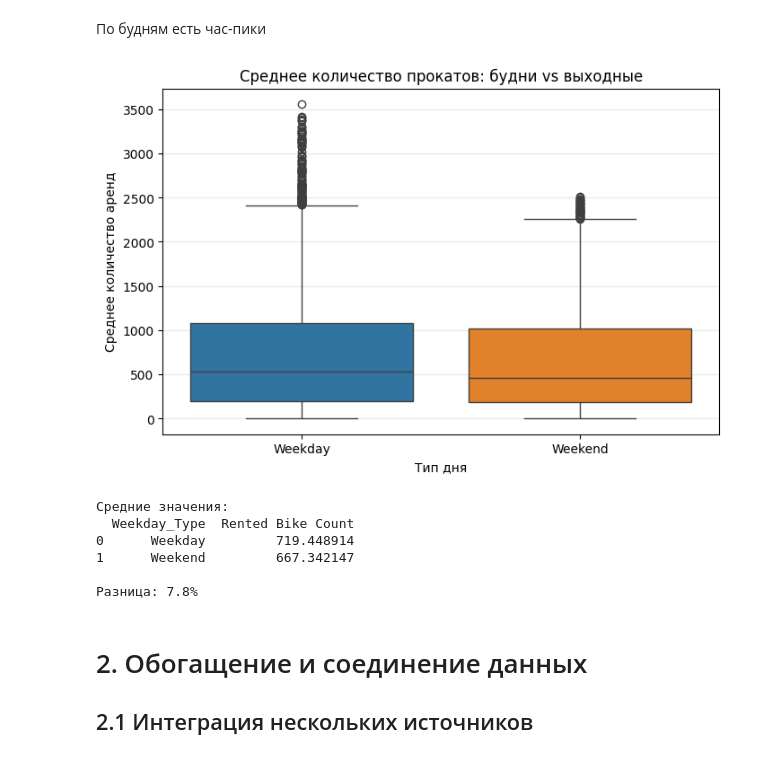
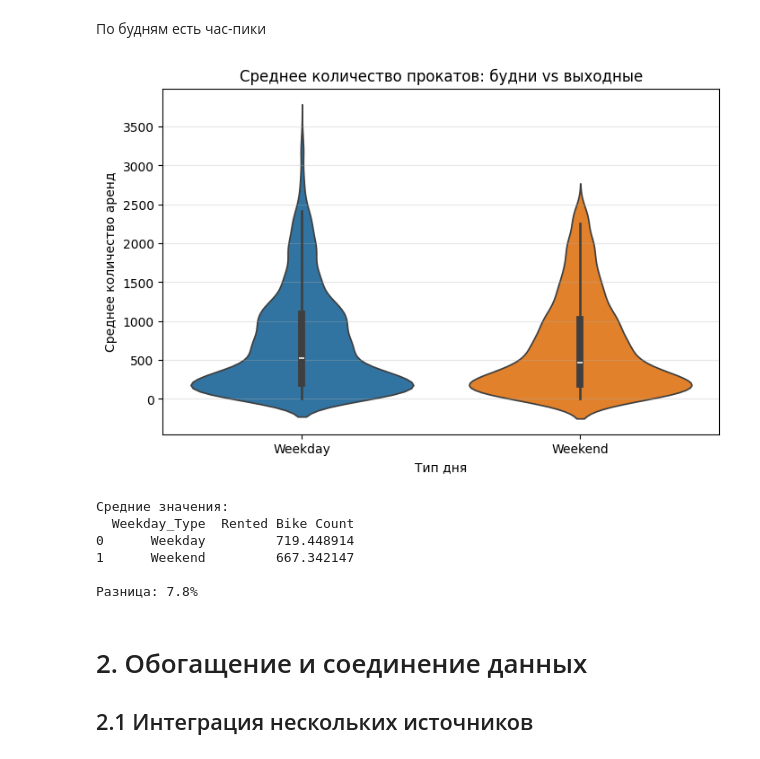
Before and after one commit to EZHOWWW/plab2, a Jupyter notebook: lab.ipynb, the cells around one changed output. Cells and saved outputs as stored; diff of their text form; code cells hidden in the pictures.

```diff
--- a/lab.ipynb
+++ b/lab.ipynb
@@ -262,7 +260,6 @@ plot_hourly_weekday_bikes(data)
 # %% [markdown]
 По будням есть час-пики
 # %%
-
 def compare_weekday_weekend_rentals(df ):
     df = df.copy()
 
@@ -276,47 +273,35 @@ def compare_weekday_weekend_rentals(df ):
 
 
     plt.figure(figsize=(8, 5))
-    sns.boxplot(
+    sns.violinplot(
         data=pd.DataFrame({"Weekday":df[df["Weekday_Type"] == "Weekday"]["Rented Bike Count"],
         "Weekend":df[df["Weekday_Type"] == "Weekend"]["Rented Bike Count"]}),
         palette=["#1f77b4", "#ff7f0e"],
     )
     plt.title("Среднее количество прокатов: будни vs выходные")
     plt.xlabel("Тип дня")
     plt.ylabel("Среднее количество аренд")
-
-    # for index, row in grouped.iterrows():
-    #     plt.text(
-    #         index,
-    #         row["Rented Bike Count"] / 2,
-    #         f"{row['Rented Bike Count']:.1f}",
-    #         ha="center",
-    #         va="center",
-    #         color="white",
-    #         fontsize=12,
-    #         fontweight="bold",
-    #     )
 
     plt.grid(axis="y", alpha=0.3)
     plt.show()
 
     weekday_mean = grouped.loc[
         grouped["Weekday_Type"] == "Weekday", "Rented Bike Count"
     ].values[0]
     weekend_mean = grouped.loc[
         grouped["Weekday_Type"] == "Weekend", "Rented Bike Count"
     ].values[0]
     difference_pct = ((weekday_mean - weekend_mean) / weekend_mean) * 100
 
     return grouped, difference_pct
 
 avg_rentals, difference = compare_weekday_weekend_rentals(data)
 
 print("Средние значения:")
 print(avg_rentals)
 print(f"\nРазница: {difference:.1f}%")
 # %% [output]
-[figure, old version]
+[figure, new version]
 Средние значения:
   Weekday_Type  Rented Bike Count
 0      Weekday         719.448914
```
Also changed, not shown: parts of 9 cells of this notebook.
